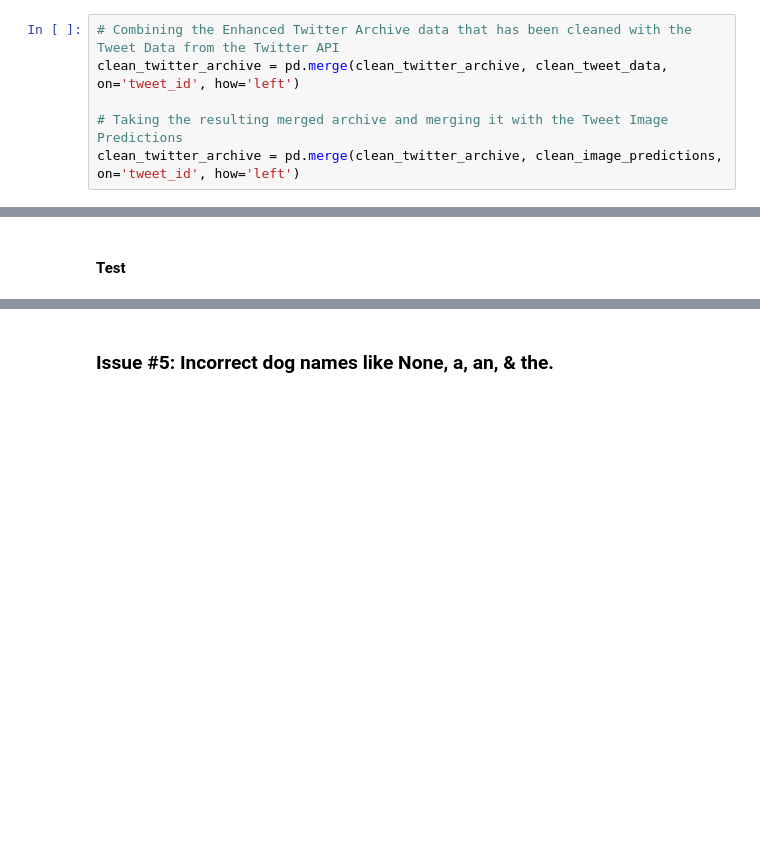
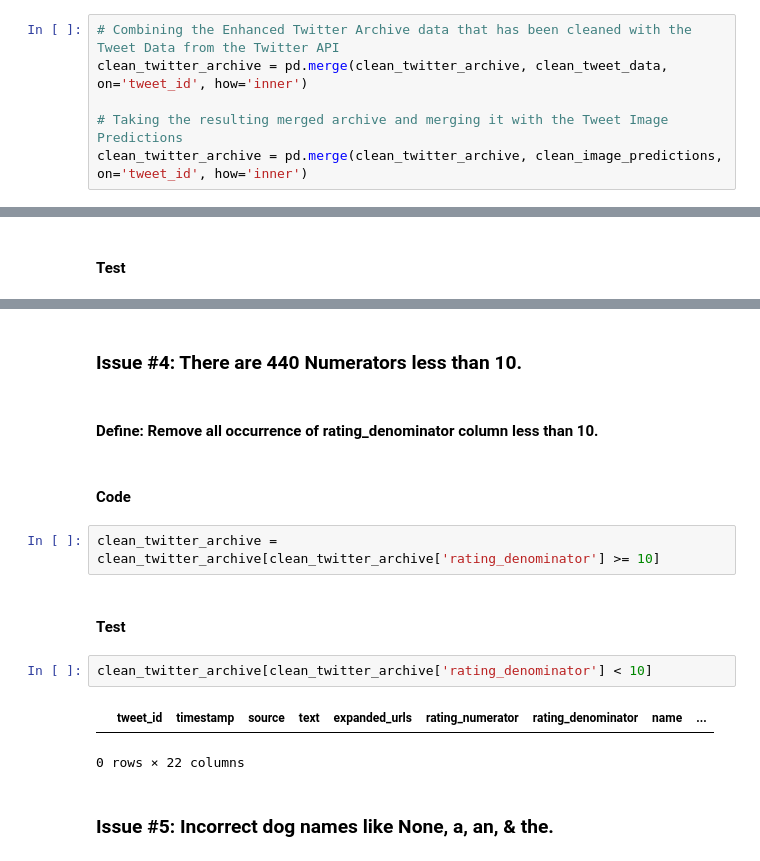
Before and after one commit to Ojay-dev/Udacity-Project---Wrangle-and-Analyze-Data, a Jupyter notebook: wrangle_act.ipynb, the cells around one changed output, grey strips where cells are left out. Saved outputs shown, nothing was run; the diff lists cells and outputs as text; blank space fills up the shorter version.

```diff
--- a/wrangle_act.ipynb
+++ b/wrangle_act.ipynb
@@ -291,10 +358,10 @@ clean_twitter_archive.sample(10)
 #### Code
 # %%
 # Combining the Enhanced Twitter Archive data that has been cleaned with the Tweet Data from the Twitter API
-clean_twitter_archive = pd.merge(clean_twitter_archive, clean_tweet_data, on='tweet_id', how='left')
+clean_twitter_archive = pd.merge(clean_twitter_archive, clean_tweet_data, on='tweet_id', how='inner')
 
 # Taking the resulting merged archive and merging it with the Tweet Image Predictions
-clean_twitter_archive = pd.merge(clean_twitter_archive, clean_image_predictions, on='tweet_id', how='left')
+clean_twitter_archive = pd.merge(clean_twitter_archive, clean_image_predictions, on='tweet_id', how='inner')
 # %% [markdown]
 #### Test
 # %%
@@ -364,3 +555,18 @@ clean_twitter_archive.info()
+# %% [markdown]
+### **Issue #4:** There are 440 Numerators less than 10.
+# %% [markdown]
+#### **Define:** Remove all occurrence of rating_denominator column less than 10.
+# %% [markdown]
+#### Code
+# %%
+clean_twitter_archive = clean_twitter_archive[clean_twitter_archive['rating_denominator'] >= 10]
+# %% [markdown]
+#### Test
+# %%
+clean_twitter_archive[clean_twitter_archive['rating_denominator'] < 10]
+# %% [output]
+|  | tweet_id | timestamp | source | text | expanded_urls | rating_numerator | rating_denominator | name | ... |
+0 rows × 22 columns
 # %% [markdown]
 ### **Issue #5:** Incorrect dog names like None, a, an, & the.
 # %% [markdown]
```
Also changed, not shown: parts of 40 cells of this notebook, 1 other file.
